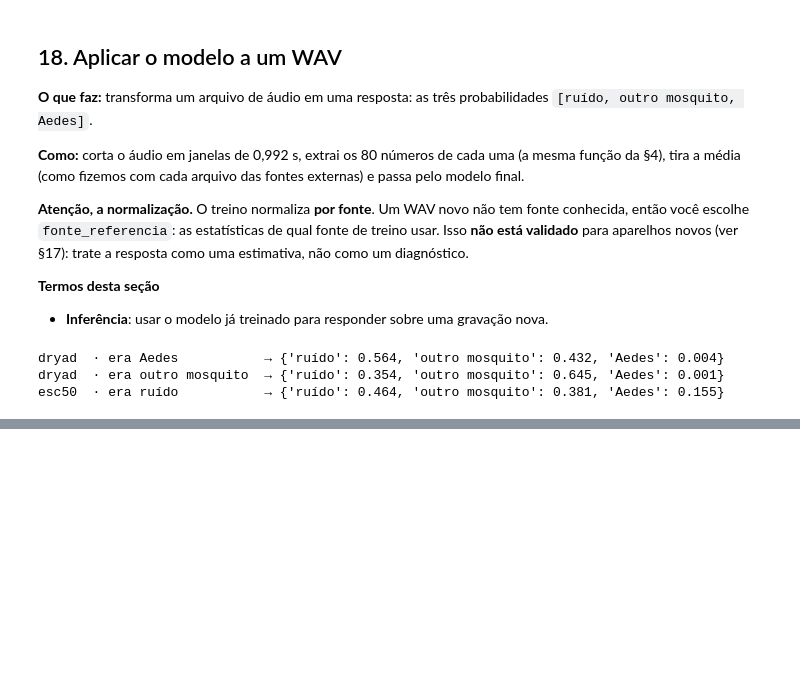
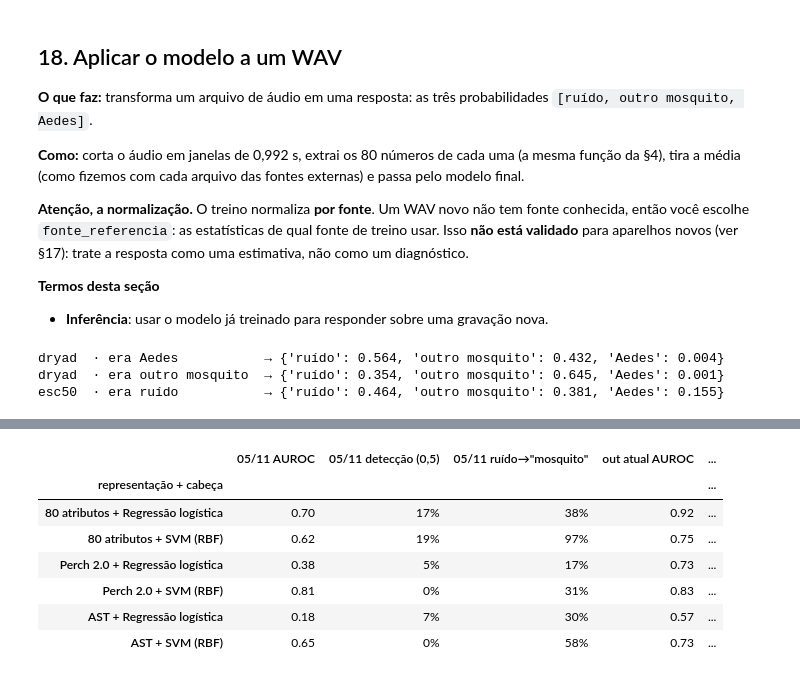
Before and after one commit to Lciarallo/mosquito-wingbeat, a Jupyter notebook: notebooks/detector_ternario_treinamento_teste_aplicacao.ipynb, the cells around one changed output, grey strips where cells are left out. Cells and saved outputs as stored; diff of their text form; code cells hidden in the pictures; blank space fills up the shorter version.

```diff
--- a/notebooks/detector_ternario_treinamento_teste_aplicacao.ipynb
+++ b/notebooks/detector_ternario_treinamento_teste_aplicacao.ipynb
@@ -2154,0 +2321,41 @@ display(tab_esq[['auroc', 'precisao', 'deteccao', 'outros_alarme', 'ruido_alarme
+# %%
+# provas 2 e 3: Arduino de 05/11 sem retreino; outubro com a cabeça só na base (atual) e com a base + 05/11 (retreinado)
+arq_ma = CACHE / 'massivos_arduino.json'
+res_ma = json.loads(arq_ma.read_text()) if arq_ma.exists() and not RECALCULAR_RANKING else {}
+if res_ma.get('_n') != [NA, NT]: res_ma = {'_n': [NA, NT]}
+for r, c in CONFIGS:
+    chave = f'{r}|{c}'
+    if chave in res_ma: continue
+    t0 = time.time(); A = REPRES[r]; s = SEMENTE_FINAL
+    p_m, p_a = cascata(c, A, idx_enc, np.r_[IA, IT], s, Y2, F2, D2)               # atual: notas de 05/11 e de outubro de uma vez
+    pm_nov, nota_nov, pm_out, nota_out = p_m[:NA], (p_m * p_a)[:NA], p_m[NA:], (p_m * p_a)[NA:]
+    p_m2, p_a2 = cascata(c, A, np.r_[idx_enc, IA], IT, s, Y2, F2, D2)             # retreinado
+    oof = np.zeros(NA)
+    for a in sorted(set(ARM)):
+        k = ARM == a; pm_, pa_ = cascata(c, A, np.r_[idx_enc, IA[~k]], IA[k], s, Y2, F2, D2); oof[k] = pm_ * pa_
+    res_ma[chave] = {'nov_pm': pm_nov.tolist(), 'nov': nota_nov.tolist(), 'out_pm': pm_out.tolist(), 'out': nota_out.tolist(),
+                     'ret_pm': p_m2.tolist(), 'ret': (p_m2 * p_a2).tolist(), 'ret_oof': oof.tolist()}
+    arq_ma.write_text(json.dumps(res_ma)); print(f'{ROTULO(r, c):34s} {(time.time() - t0) / 60:.1f} min', flush=True)
+
+linhas = []
+for r, c in CONFIGS:
+    d = {k: np.array(v) for k, v in res_ma[f'{r}|{c}'].items()}
+    m_nov = medidas_arduino(d['nov_pm'], d['nov'], YA)
+    linha = {'representação + cabeça': ROTULO(r, c), '05/11 AUROC': m_nov['AUROC Aedes×ruído'], '05/11 detecção (0,5)': m_nov['detecção (0,5)'],
+             '05/11 ruído→"mosquito"': m_nov['ruído→"mosquito"']}
+    for rot, pm, nota, ref in (('out atual', d['out_pm'], d['out'], d['nov']), ('out retreinado', d['ret_pm'], d['ret'], d['ret_oof'])):
+        lim = limiar_arduino(ref, YA); chama = nota > lim
+        linha.update({f'{rot} AUROC': roc_auc_score(YT == 2, nota), f'{rot} detecção (limiar)': chama[YT == 2].mean(),
+                      f'{rot} ruído→alarme': chama[YT == 0].mean()})
+    linhas.append(linha)
+tab_ma = pd.DataFrame(linhas).set_index('representação + cabeça')
+display(tab_ma.style.format({k: '{:.2f}' if 'AUROC' in k else '{:.0%}' for k in tab_ma.columns}))
+# %% [output]
+|  | 05/11 AUROC | 05/11 detecção (0,5) | 05/11 ruído→"mosquito" | out atual AUROC | ... |
+| representação + cabeça |  |  |  |  | ... |
+| 80 atributos + Regressão logística | 0.70 | 17% | 38% | 0.92 | ... |
+| 80 atributos + SVM (RBF) | 0.62 | 19% | 97% | 0.75 | ... |
+| Perch 2.0 + Regressão logística | 0.38 | 5% | 17% | 0.73 | ... |
+| Perch 2.0 + SVM (RBF) | 0.81 | 0% | 31% | 0.83 | ... |
+| AST + Regressão logística | 0.18 | 7% | 30% | 0.57 | ... |
+| AST + SVM (RBF) | 0.65 | 0% | 58% | 0.73 | ... |
```
Also changed, not shown: parts of 66 cells of this notebook, 2 other files.
